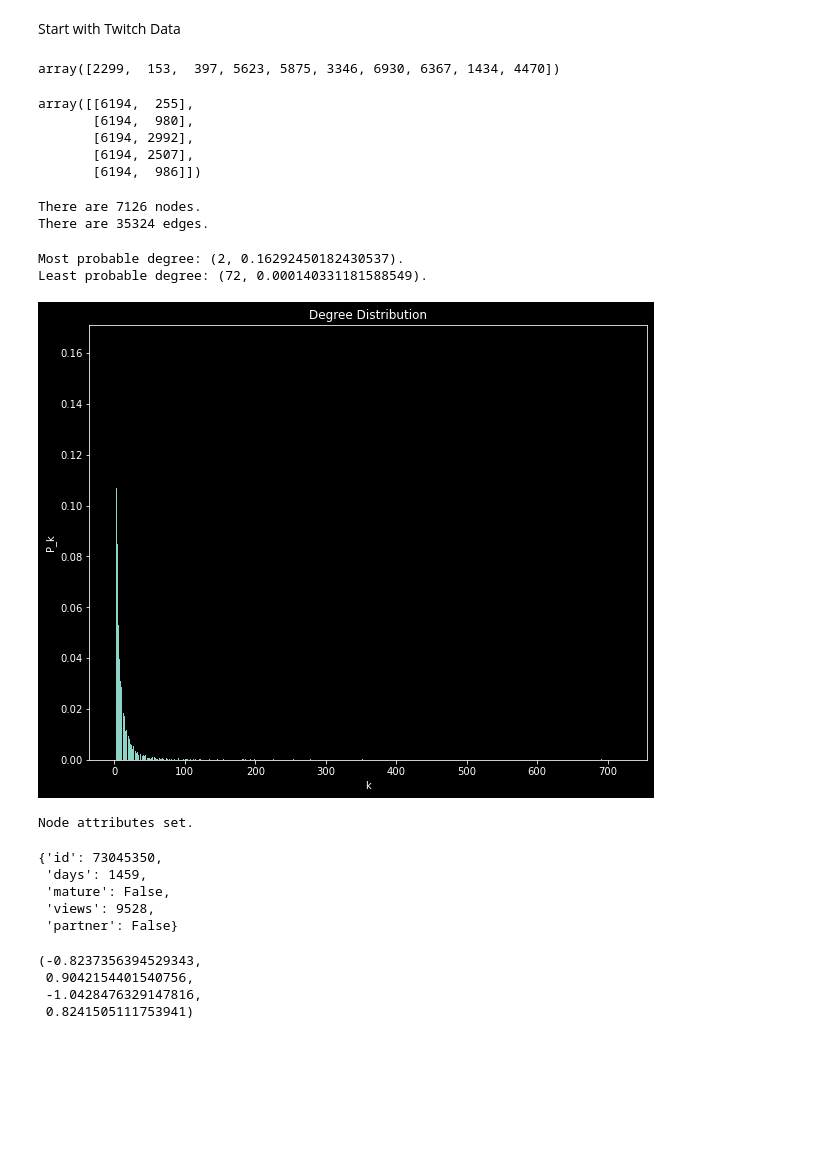
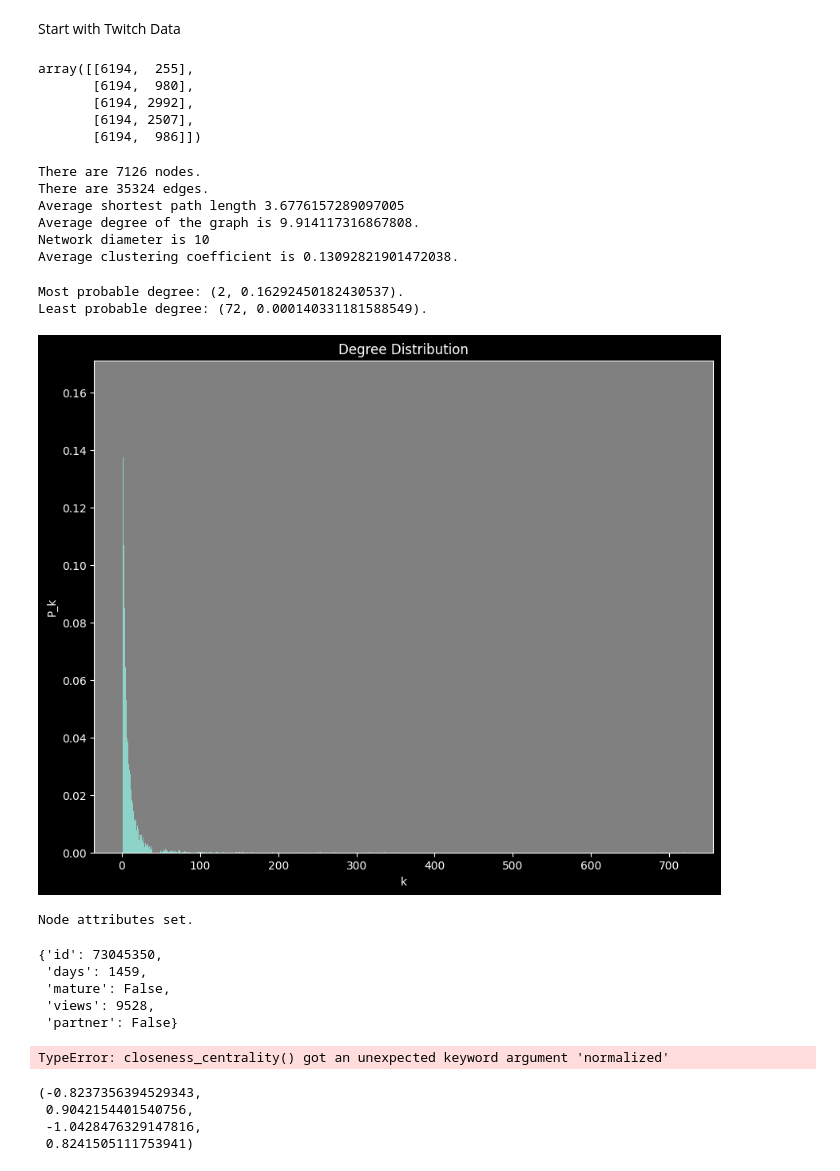
Before and after one commit to Barry0121/graph-neural-net-benchmark, a Jupyter notebook: notebooks/graph-base-data.ipynb, the cells around one changed output. Cells and saved outputs as stored; diff of their text form; code cells hidden in the pictures; blank space fills up the shorter version.

Commit message:
Finish Graphing twitch data

```diff
--- a/notebooks/graph-base-data.ipynb
+++ b/notebooks/graph-base-data.ipynb
@@ -28,15 +28,14 @@ twitch_target = twitch_target.set_index('new_id')
 # get features
 with open("../data/raw/snap/twitch/ENGB/musae_ENGB_features.json", "r") as file:
     twitch_features = json.loads(file.read())
-# %%
-# collect the nodes
-twitch_nodes = twitch_target.new_id.to_numpy(dtype='int')
-twitch_nodes[:10]
-# %% [output]
-array([2299,  153,  397, 5623, 5875, 3346, 6930, 6367, 1434, 4470])
 # %%
 # reformat dataframe into array for faster speed
-twitch_edges = twitch_edges.to_numpy(dtype='int')
+twitch_nodes = twitch_target.index.unique().to_numpy()
+
+try:
+    twitch_edges = twitch_edges.to_numpy(dtype='int')
+except:
+    pass
 twitch_edges[:5]
 # %% [output]
 array([[6194,  255],
@@ -56,42 +55,54 @@ def get_graph(nodes, edges):
 
 twitch = get_graph(twitch_nodes, twitch_edges)
 # %%
-# get some basic stats on the nodes
+# report on average degree, network diameter, average clustering coefficient
 def graph_count(graph: nx.Graph):
     """Generate a printed report of general graph statistics"""
+    degrees = np.array([degree for node, degree in graph.degree()])
     print(f"There are {graph.number_of_nodes()} nodes.")
     print(f"There are {graph.number_of_edges()} edges.")
+    print(f"Average shortest path length {nx.average_shortest_path_length(graph)}")
+    print(f"Average degree of the graph is {np.mean(degrees)}.")
+    print(f"Network diameter is {nx.diameter(graph)}")
+    print(f"Average clustering coefficient is {nx.average_clustering(graph)}.")
+
 
 graph_count(twitch)
 # %% [output]
 There are 7126 nodes.
 There are 35324 edges.
+Average shortest path length 3.6776157289097005
+Average degree of the graph is 9.914117316867808.
+Network diameter is 10
+Average clustering coefficient is 0.13092821901472038.
 # %%
 # get degree distribution
 def plot_degree_distribution(graph: nx.Graph):
     """plot the degree distribution graph"""
     degrees = np.array([degree for node, degree in graph.degree()])
     degree_index, degree_dist = np.unique(degrees, return_counts=True)
     degree_dist = degree_dist / len(graph.nodes)
 
     temp_list = list(zip(degree_index, degree_dist))
     max_ind, max_val = max(temp_list, key=lambda x: x[1])
     min_ind, min_val = min(temp_list, key=lambda x: x[1])
     print(f"Most probable degree: {(degree_index[max_ind], max_val)}.")
     print(f"Least probable degree: {(degree_index[min_ind], min_val)}.")
 
-    plt.figure(figsize=(10, 8))
+    figure = plt.figure(figsize=(10, 8))
+    ax = plt.axes()
+    ax.set_facecolor('grey')
     plt.bar(degree_index, degree_dist)
     plt.title("Degree Distribution")
     plt.xlabel("k")
     plt.ylabel("P_k")
     plt.show()
 
 plot_degree_distribution(twitch)
 # %% [output]
 Most probable degree: (2, 0.16292450182430537).
 Least probable degree: (72, 0.000140331181588549).
-[figure, old version]
+[figure, new version]
 # %%
 # add feature attributes to nodes
 def add_attributes(graph: nx.Graph, features: pd.DataFrame):
@@ -112,7 +123,9 @@ Node attributes set.
 # %%
 # create graph visualization (centrality plot)
 pos = nx.spring_layout(twitch)
-between_cent = nx.betweenness_centrality(twitch, normalized=True, endpoints=True)
+between_cent = nx.closeness_centrality(twitch, normalized=True, endpoints=True)
+# %% [output]
+TypeError: closeness_centrality() got an unexpected keyword argument 'normalized'
 # %%
 # filter the nodes with more than 10000 viewers
 node_views = {node: twitch.nodes[node]['views'] for node in twitch.nodes}
```
Also changed, not shown: parts of 2 cells of this notebook, 2 other files.
